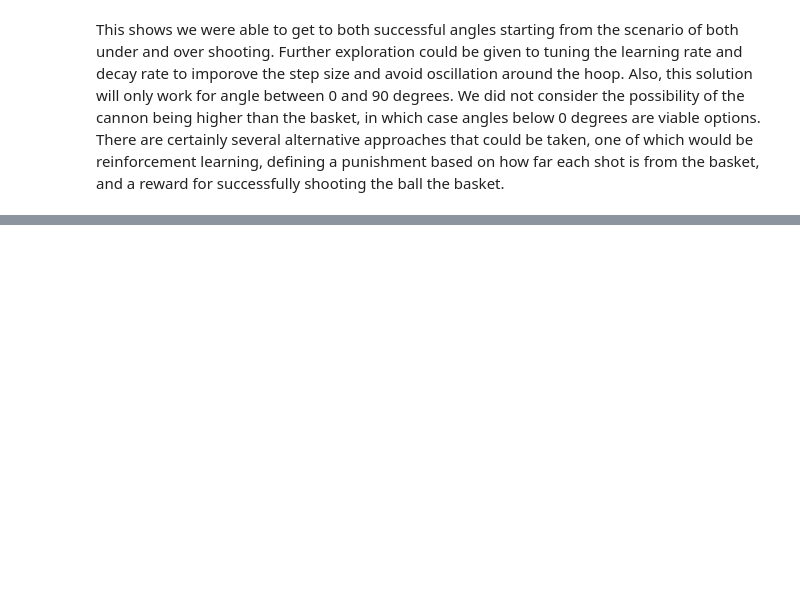
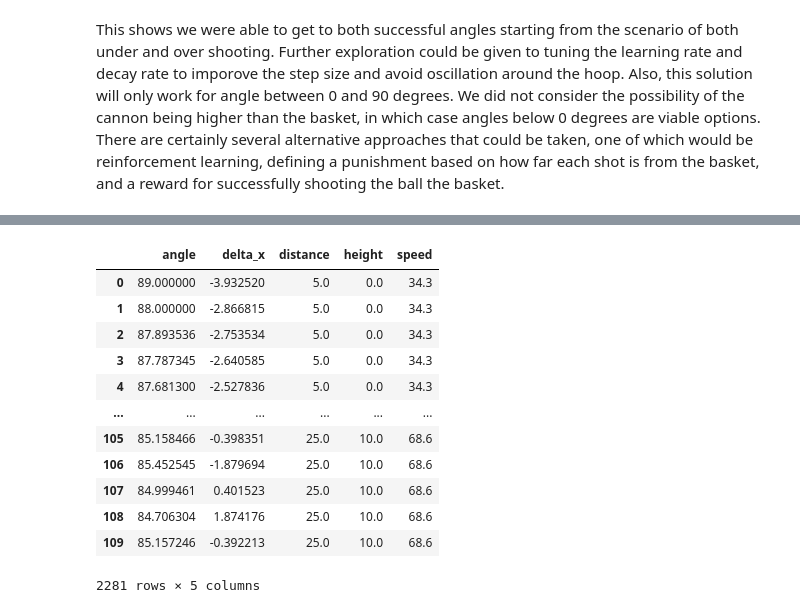
Before and after one commit to StevenCHowell/bball_cannon, a Jupyter notebook: BBall Cannon.ipynb, the cells around one changed output, grey strips where cells are left out. Cells and saved outputs as stored; diff of their text form; code cells hidden in the pictures; blank space fills up the shorter version.

```diff
--- a/BBall Cannon.ipynb
+++ b/BBall Cannon.ipynb
@@ -422,0 +516,16 @@ This shows we were able to get to both successful angles starting from the scena
+# %%
+attempts
+# %% [output]
+|  | angle | delta_x | distance | height | speed |
+| 0 | 89.000000 | -3.932520 | 5.0 | 0.0 | 34.3 |
+| 1 | 88.000000 | -2.866815 | 5.0 | 0.0 | 34.3 |
+| 2 | 87.893536 | -2.753534 | 5.0 | 0.0 | 34.3 |
+| 3 | 87.787345 | -2.640585 | 5.0 | 0.0 | 34.3 |
+| 4 | 87.681300 | -2.527836 | 5.0 | 0.0 | 34.3 |
+| ... | ... | ... | ... | ... | ... |
+| 105 | 85.158466 | -0.398351 | 25.0 | 10.0 | 68.6 |
+| 106 | 85.452545 | -1.879694 | 25.0 | 10.0 | 68.6 |
+| 107 | 84.999461 | 0.401523 | 25.0 | 10.0 | 68.6 |
+| 108 | 84.706304 | 1.874176 | 25.0 | 10.0 | 68.6 |
+| 109 | 85.157246 | -0.392213 | 25.0 | 10.0 | 68.6 |
+2281 rows × 5 columns
```
Also changed, not shown: parts of 46 cells of this notebook, 1 other file.
